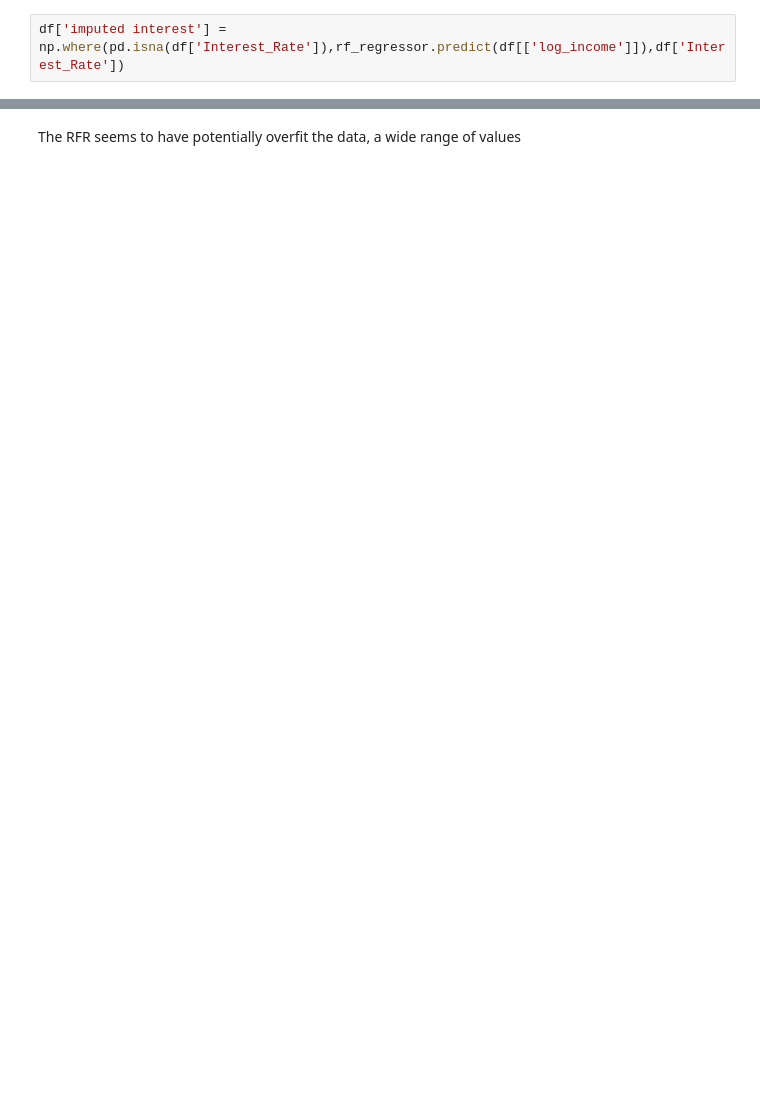
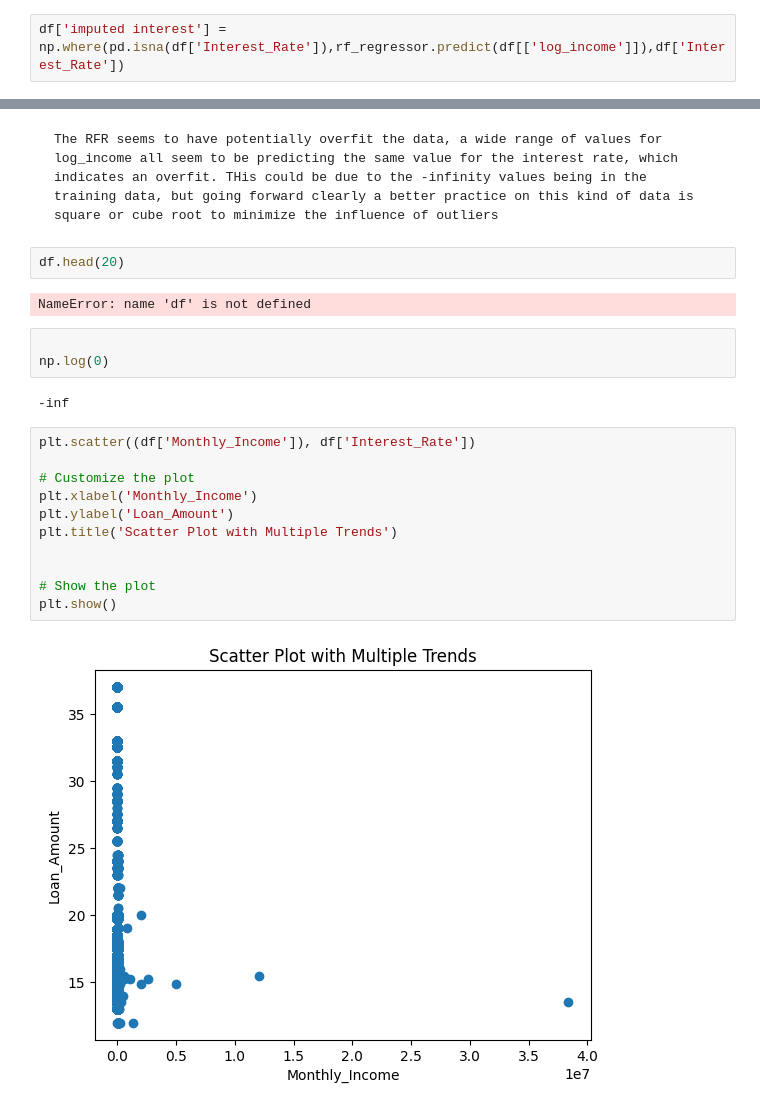
Before and after one commit to tomwillcode/9th_wave_cantek, a Jupyter notebook: Bank_Marketing_Analysis.ipynb, the cells around one changed output, grey strips where cells are left out. Drawn from its saved outputs; the diff is of its cells as text; blank space fills up the shorter version.

```diff
--- a/Bank_Marketing_Analysis.ipynb
+++ b/Bank_Marketing_Analysis.ipynb
@@ -668,2 +601,24 @@ plt.show()
-# %% [markdown]
-The RFR seems to have potentially overfit the data, a wide range of values
+# %% [markdown]
+    The RFR seems to have potentially overfit the data, a wide range of values for log_income all seem to be predicting the same value for the interest rate, which indicates an overfit. THis could be due to the -infinity values being in the training data, but going forward clearly a better practice on this kind of data is square or cube root to minimize the influence of outliers
+# %%
+df.head(20)
+# %% [output]
+NameError: name 'df' is not defined
+# %%
+
+np.log(0)
+# %% [output]
+-inf
+# %%
+plt.scatter((df['Monthly_Income']), df['Interest_Rate'])
+
+# Customize the plot
+plt.xlabel('Monthly_Income')
+plt.ylabel('Loan_Amount')
+plt.title('Scatter Plot with Multiple Trends')
+
+
+# Show the plot
+plt.show()
+# %% [output]
+[figure, added]
```
Also changed, not shown: parts of 26 cells of this notebook.
